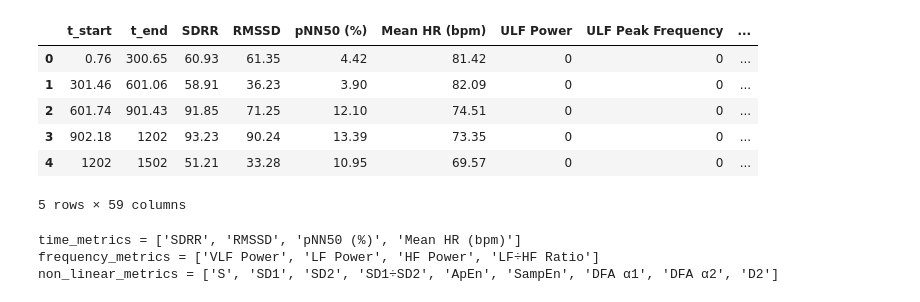
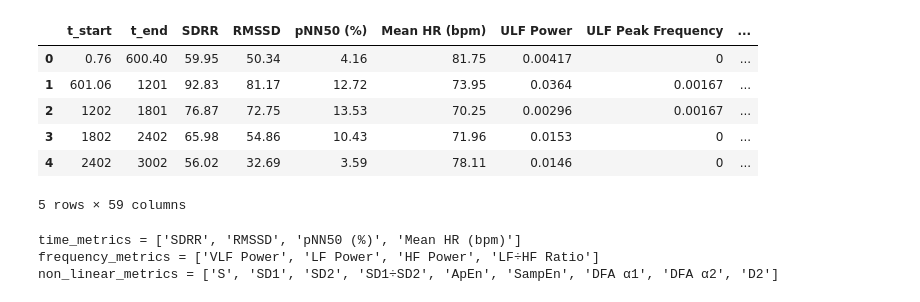
Before and after one commit to ad-aspera/HRV-EDA, a Jupyter notebook: Bayesian_approach.ipynb, the cells around one changed output. Cells and saved outputs as stored; diff of their text form; code cells hidden in the pictures.

```diff
--- a/Bayesian_approach.ipynb
+++ b/Bayesian_approach.ipynb
@@ -13,22 +15,23 @@ import os
+# %%
+data_path = "processed_data/outliers_10min_Nabian_2025_02_27.pkl"
 # %%
-data_path = "processed_data/strict_outliers_2025_02_27.pkl"
-result_path="sample_rate_test.pkl"
+
 
 pickled = pd.read_pickle(data_path)
 data = pickled["data"]
 indicator_columns = pickled["indicator_columns"]
 time_metrics = pickled["time_metrics"]
 frequency_metrics = pickled["frequency_metrics"]
 non_linear_metrics = pickled["non_linear_metrics"]
 
 data.head()
 # %% [output]
 |  | t_start | t_end | SDRR | RMSSD | pNN50 (%) | Mean HR (bpm) | ULF Power | ULF Peak Frequency | ... |
-| 0 | 0.76 | 300.65 | 60.93 | 61.35 | 4.42 | 81.42 | 0 | 0 | ... |
-| 1 | 301.46 | 601.06 | 58.91 | 36.23 | 3.90 | 82.09 | 0 | 0 | ... |
-| 2 | 601.74 | 901.43 | 91.85 | 71.25 | 12.10 | 74.51 | 0 | 0 | ... |
-| 3 | 902.18 | 1202 | 93.23 | 90.24 | 13.39 | 73.35 | 0 | 0 | ... |
-| 4 | 1202 | 1502 | 51.21 | 33.28 | 10.95 | 69.57 | 0 | 0 | ... |
+| 0 | 0.76 | 600.40 | 59.95 | 50.34 | 4.16 | 81.75 | 0.00417 | 0 | ... |
+| 1 | 601.06 | 1201 | 92.83 | 81.17 | 12.72 | 73.95 | 0.0364 | 0.00167 | ... |
+| 2 | 1202 | 1801 | 76.87 | 72.75 | 13.53 | 70.25 | 0.00296 | 0.00167 | ... |
+| 3 | 1802 | 2402 | 65.98 | 54.86 | 10.43 | 71.96 | 0.0153 | 0 | ... |
+| 4 | 2402 | 3002 | 56.02 | 32.69 | 3.59 | 78.11 | 0.0146 | 0 | ... |
 5 rows × 59 columns
 # %%
 print("time_metrics =", time_metrics)
```
Also changed, not shown: parts of 11 cells of this notebook, 17 other files.
